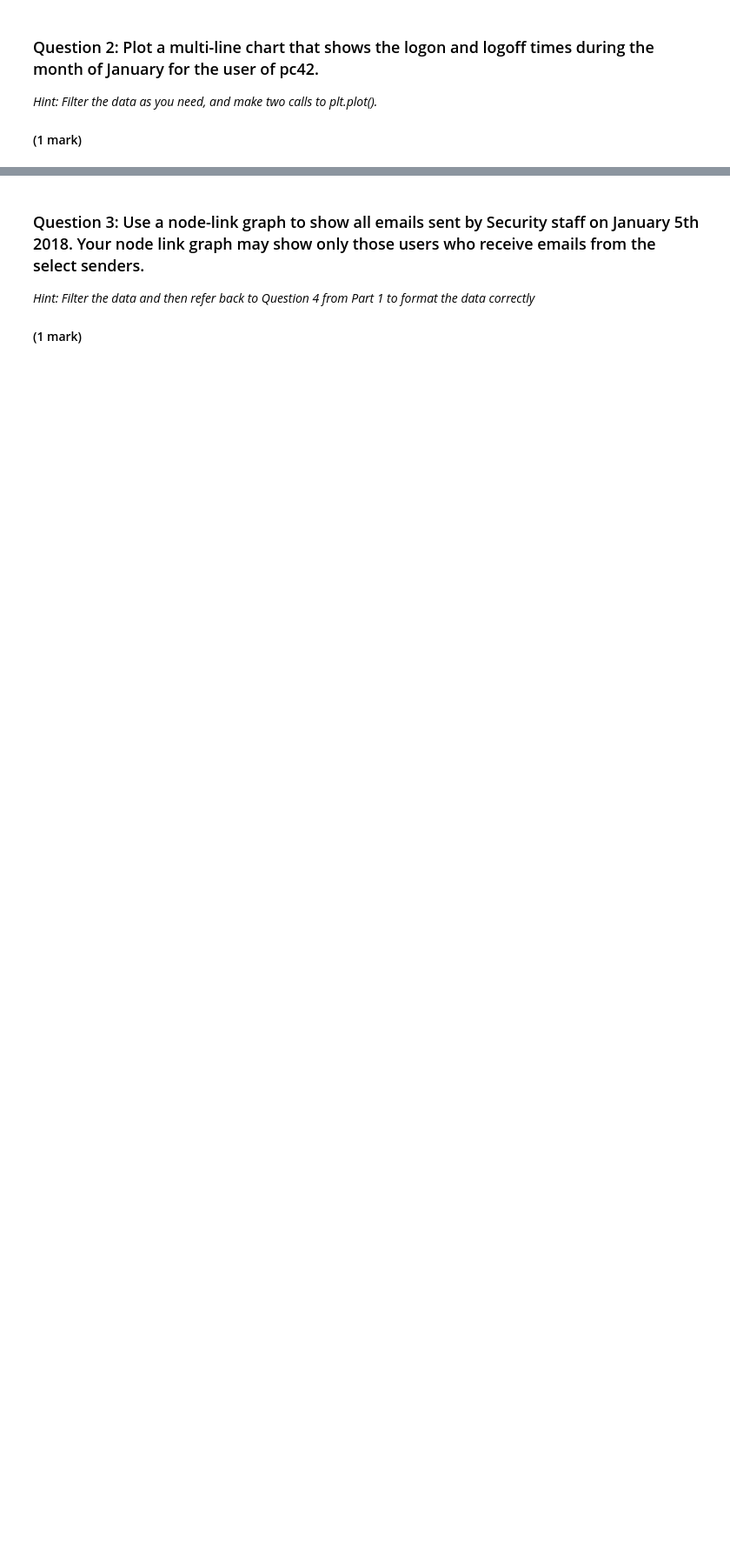
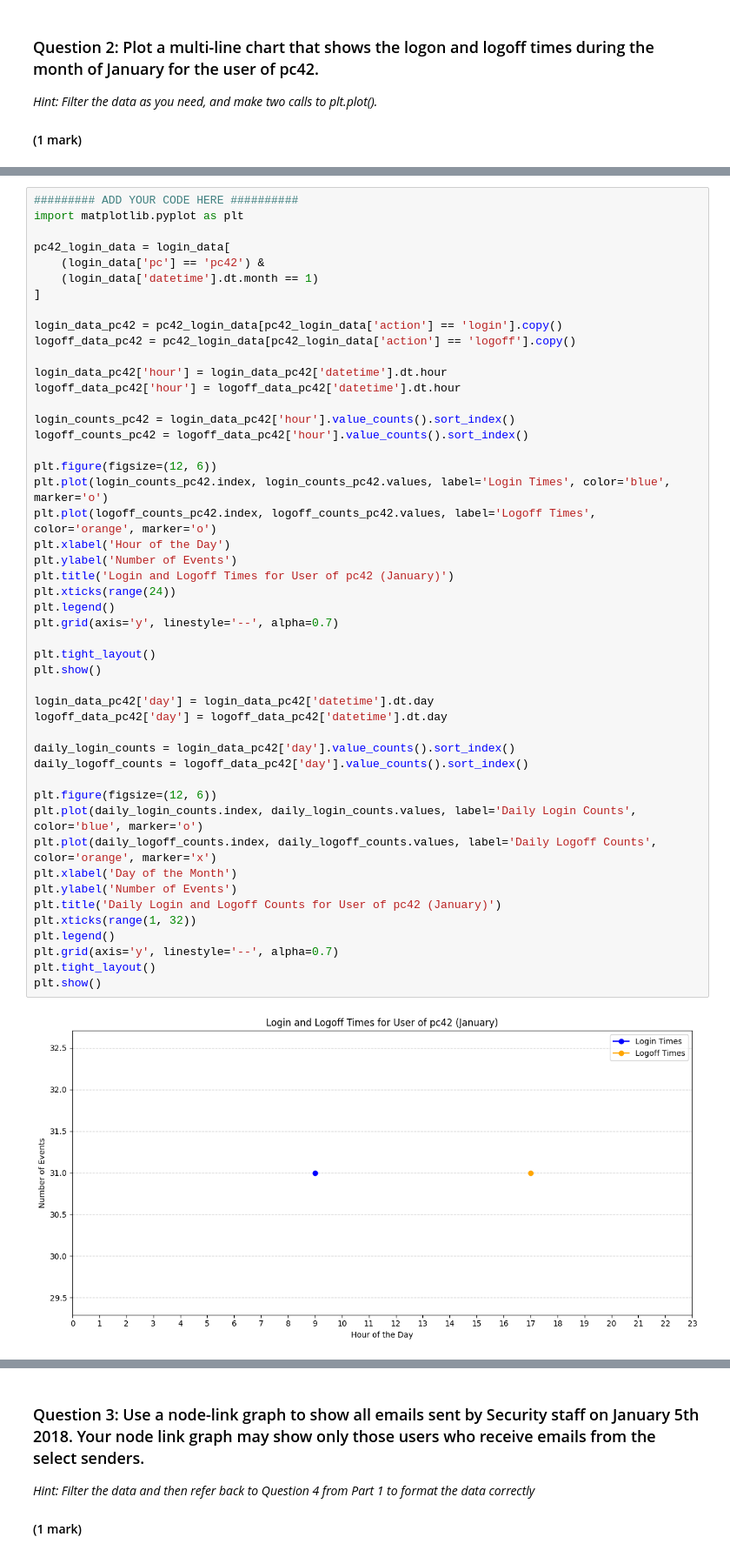
Before and after one commit to DuyTek/SDAV-Portfolio, a Jupyter notebook: UFCFEL-15-3-part3-student.ipynb, the cells around one changed output, grey strips where cells are left out. Shown at 87% size. Saved outputs shown, nothing was run; the diff lists cells and outputs as text; blank space fills up the shorter version.

```diff
--- a/UFCFEL-15-3-part3-student.ipynb
+++ b/UFCFEL-15-3-part3-student.ipynb
@@ -189,0 +213,50 @@ user_set['Finance']
+# %%
+######### ADD YOUR CODE HERE ##########
+import matplotlib.pyplot as plt
+
+pc42_login_data = login_data[
+    (login_data['pc'] == 'pc42') &
+    (login_data['datetime'].dt.month == 1)
+]
+
+login_data_pc42 = pc42_login_data[pc42_login_data['action'] == 'login'].copy()
+logoff_data_pc42 = pc42_login_data[pc42_login_data['action'] == 'logoff'].copy()
+
+login_data_pc42['hour'] = login_data_pc42['datetime'].dt.hour
+logoff_data_pc42['hour'] = logoff_data_pc42['datetime'].dt.hour
+
+login_counts_pc42 = login_data_pc42['hour'].value_counts().sort_index()
+logoff_counts_pc42 = logoff_data_pc42['hour'].value_counts().sort_index()
+
+plt.figure(figsize=(12, 6))
+plt.plot(login_counts_pc42.index, login_counts_pc42.values, label='Login Times', color='blue', marker='o')
+plt.plot(logoff_counts_pc42.index, logoff_counts_pc42.values, label='Logoff Times', color='orange', marker='o')
+plt.xlabel('Hour of the Day')
+plt.ylabel('Number of Events')
+plt.title('Login and Logoff Times for User of pc42 (January)')
+plt.xticks(range(24))
+plt.legend()
+plt.grid(axis='y', linestyle='--', alpha=0.7)
+
+plt.tight_layout()
+plt.show()
+
+login_data_pc42['day'] = login_data_pc42['datetime'].dt.day
+logoff_data_pc42['day'] = logoff_data_pc42['datetime'].dt.day
+
+daily_login_counts = login_data_pc42['day'].value_counts().sort_index()
+daily_logoff_counts = logoff_data_pc42['day'].value_counts().sort_index()
+
+plt.figure(figsize=(12, 6))
+plt.plot(daily_login_counts.index, daily_login_counts.values, label='Daily Login Counts', color='blue', marker='o')
+plt.plot(daily_logoff_counts.index, daily_logoff_counts.values, label='Daily Logoff Counts', color='orange', marker='x')
+plt.xlabel('Day of the Month')
+plt.ylabel('Number of Events')
+plt.title('Daily Login and Logoff Counts for User of pc42 (January)')
+plt.xticks(range(1, 32))
+plt.legend()
+plt.grid(axis='y', linestyle='--', alpha=0.7)
+plt.tight_layout()
+plt.show()
+# %% [output]
+[figure, added]
```
Also changed, not shown: parts of 17 cells of this notebook.
